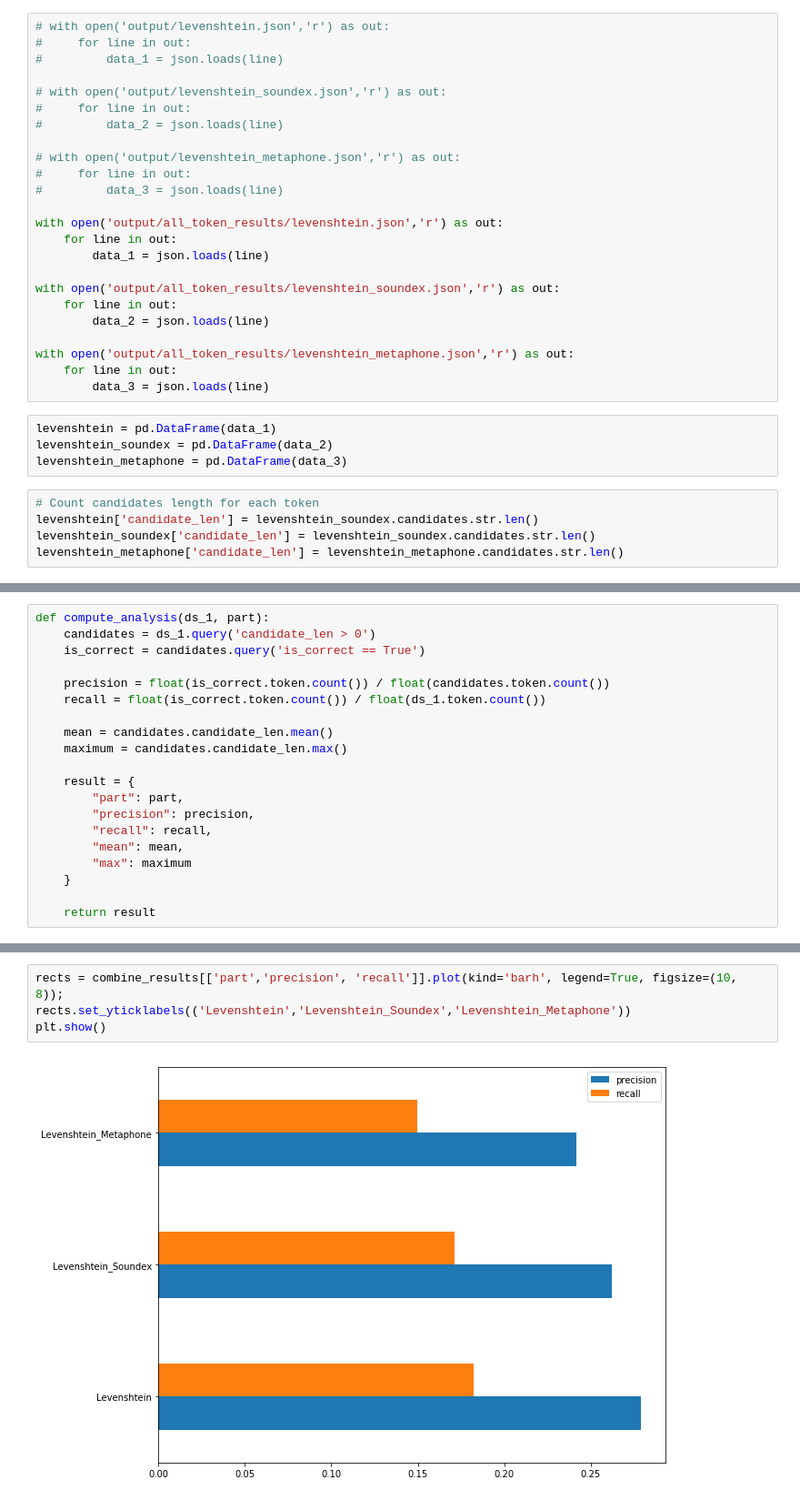
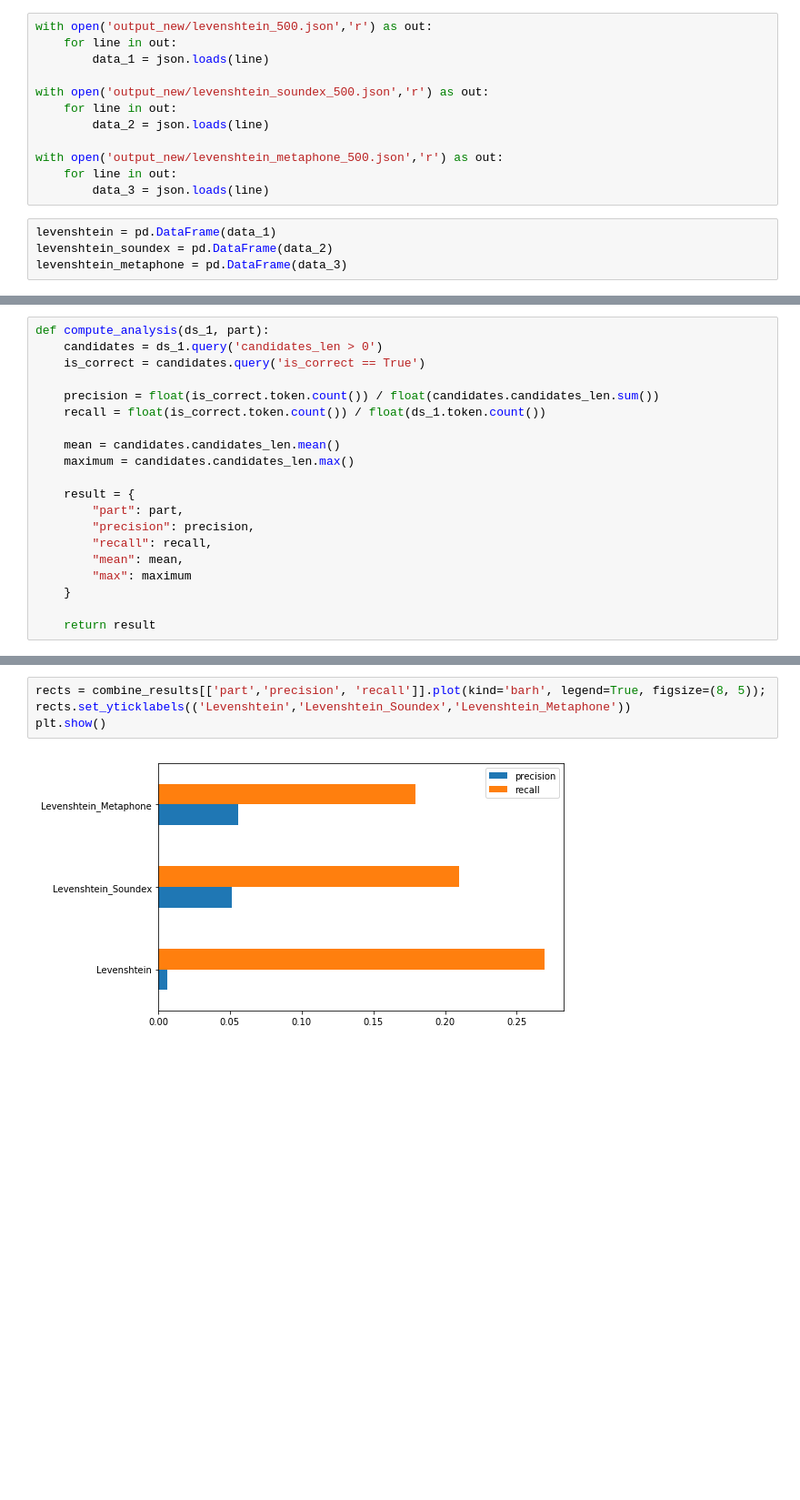
Before and after one commit to martindavid/twitter-lexical-normalisation, a Jupyter notebook: Similarity Analysis.ipynb, the cells around one changed output, grey strips where cells are left out. Shown at 91% size. Drawn from its saved outputs; the diff is of its cells as text; blank space fills up the shorter version.

```diff
--- a/Similarity Analysis.ipynb
+++ b/Similarity Analysis.ipynb
@@ -4,35 +4,18 @@ import pandas as pd
 import numpy as np
 import matplotlib.pyplot as plt
 # %%
-# with open('output/levenshtein.json','r') as out:
-#     for line in out:
-#         data_1 = json.loads(line)
-
-# with open('output/levenshtein_soundex.json','r') as out:
-#     for line in out:
-#         data_2 = json.loads(line)
-
-# with open('output/levenshtein_metaphone.json','r') as out:
-#     for line in out:
-#         data_3 = json.loads(line)
-
-with open('output/all_token_results/levenshtein.json','r') as out:
+with open('output_new/levenshtein_500.json','r') as out:
     for line in out:
         data_1 = json.loads(line)
 
-with open('output/all_token_results/levenshtein_soundex.json','r') as out:
+with open('output_new/levenshtein_soundex_500.json','r') as out:
     for line in out:
         data_2 = json.loads(line)
 
-with open('output/all_token_results/levenshtein_metaphone.json','r') as out:
+with open('output_new/levenshtein_metaphone_500.json','r') as out:
     for line in out:
         data_3 = json.loads(line)
 # %%
 levenshtein = pd.DataFrame(data_1)
 levenshtein_soundex = pd.DataFrame(data_2)
 levenshtein_metaphone = pd.DataFrame(data_3)
-# %%
-# Count candidates length for each token
-levenshtein['candidate_len'] = levenshtein_soundex.candidates.str.len()
-levenshtein_soundex['candidate_len'] = levenshtein_soundex.candidates.str.len()
-levenshtein_metaphone['candidate_len'] = levenshtein_metaphone.candidates.str.len()
@@ -39,13 +26,13 @@ levenshtein_metaphone['candidate_len'] = levenshtein_metaphone.candidates.str.le
 # %%
 def compute_analysis(ds_1, part):
-    candidates = ds_1.query('candidate_len > 0')
+    candidates = ds_1.query('candidates_len > 0')
     is_correct = candidates.query('is_correct == True')
 
-    precision = float(is_correct.token.count()) / float(candidates.token.count())
+    precision = float(is_correct.token.count()) / float(candidates.candidates_len.sum())
     recall = float(is_correct.token.count()) / float(ds_1.token.count())
 
-    mean = candidates.candidate_len.mean()
-    maximum = candidates.candidate_len.max()
+    mean = candidates.candidates_len.mean()
+    maximum = candidates.candidates_len.max()
 
     result = {
         "part": part,
@@ -73,6 +60,6 @@ combine_results[['part','precision','recall','max', 'mean']]
 # %%
-rects = combine_results[['part','precision', 'recall']].plot(kind='barh', legend=True, figsize=(10, 8));
+rects = combine_results[['part','precision', 'recall']].plot(kind='barh', legend=True, figsize=(8, 5));
 rects.set_yticklabels(('Levenshtein','Levenshtein_Soundex','Levenshtein_Metaphone'))
 plt.show()
 # %% [output]
-[figure, old version]
+[figure, new version]
```
Also changed, not shown: parts of 15 cells of this notebook, 19 other files.
